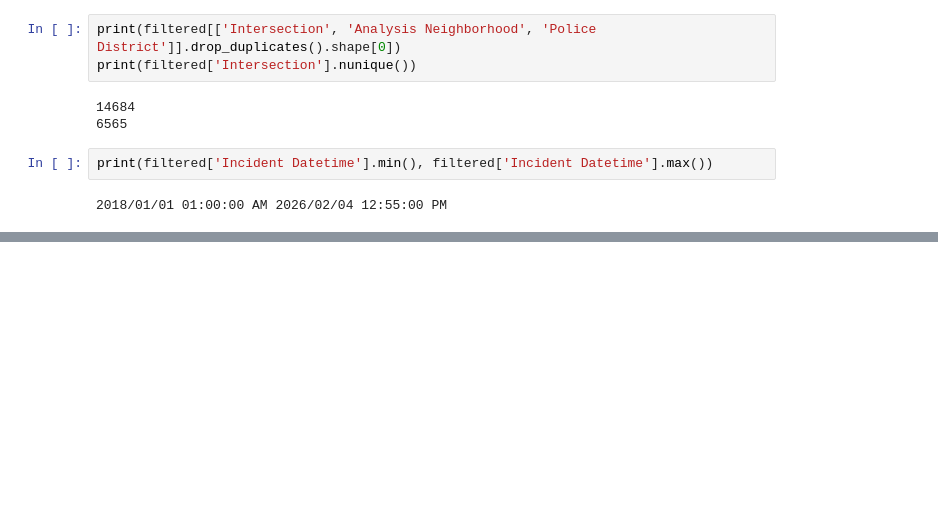
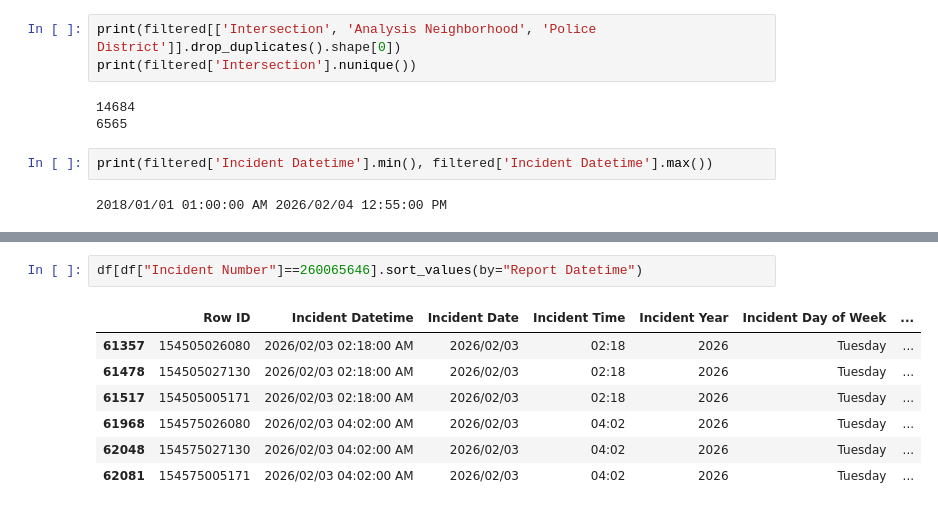
Before and after one commit to kennneth1/sf-crime-warehouse, a Jupyter notebook: Untitled.ipynb, the cells around one changed output, grey strips where cells are left out. Cells and saved outputs as stored; diff of their text form; blank space fills up the shorter version.

```diff
--- a/Untitled.ipynb
+++ b/Untitled.ipynb
@@ -62,0 +90,10 @@ print(filtered['Incident Datetime'].min(), filtered['Incident Datetime'].max())
+# %%
+df[df["Incident Number"]==260065646].sort_values(by="Report Datetime")
+# %% [output]
+|  | Row ID | Incident Datetime | Incident Date | Incident Time | Incident Year | Incident Day of Week | ... |
+| 61357 | 154505026080 | 2026/02/03 02:18:00 AM | 2026/02/03 | 02:18 | 2026 | Tuesday | ... |
+| 61478 | 154505027130 | 2026/02/03 02:18:00 AM | 2026/02/03 | 02:18 | 2026 | Tuesday | ... |
+| 61517 | 154505005171 | 2026/02/03 02:18:00 AM | 2026/02/03 | 02:18 | 2026 | Tuesday | ... |
+| 61968 | 154575026080 | 2026/02/03 04:02:00 AM | 2026/02/03 | 04:02 | 2026 | Tuesday | ... |
+| 62048 | 154575027130 | 2026/02/03 04:02:00 AM | 2026/02/03 | 04:02 | 2026 | Tuesday | ... |
+| 62081 | 154575005171 | 2026/02/03 04:02:00 AM | 2026/02/03 | 04:02 | 2026 | Tuesday | ... |
```
Also changed, not shown: parts of 6 cells of this notebook, 3 other files.
